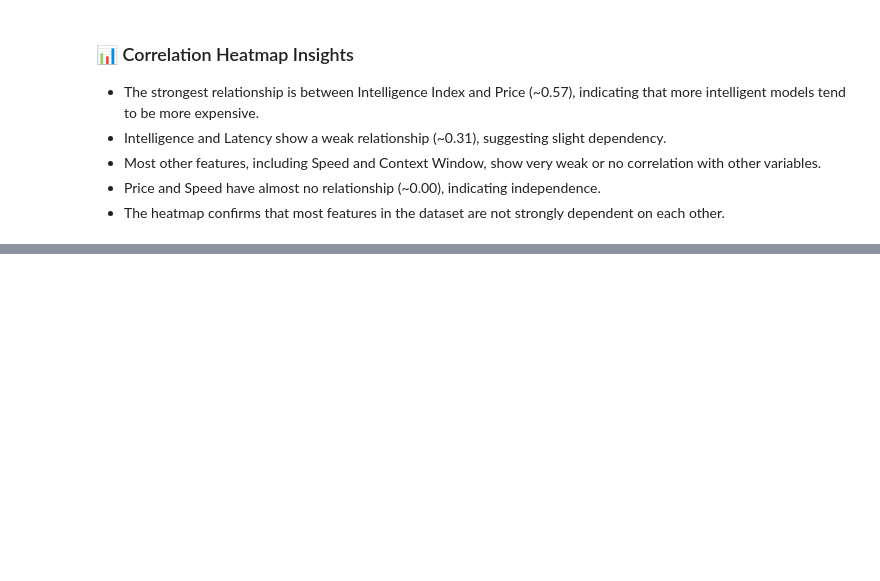
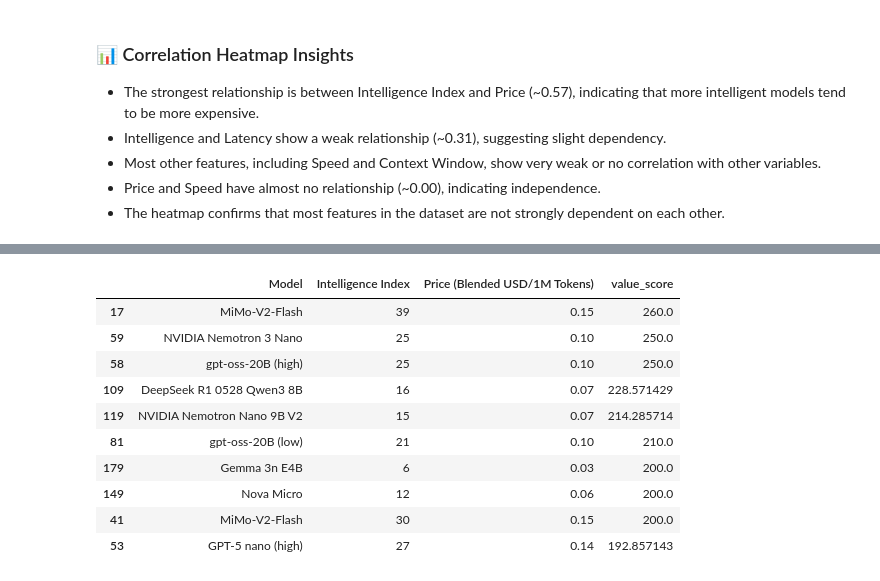
Before and after one commit to M-Codes6/AI-Models-Benchmark-Dataset-2026-latest-, a Jupyter notebook: notebooks/analysis.ipynb, the cells around one changed output, grey strips where cells are left out. Drawn from its saved outputs; the diff is of its cells as text; code cells hidden in the pictures; blank space fills up the shorter version.

```diff
--- a/notebooks/analysis.ipynb
+++ b/notebooks/analysis.ipynb
@@ -409,0 +417,20 @@ plt.show()
+# %%
+df["Price (Blended USD/1M Tokens)"] = df["Price (Blended USD/1M Tokens)"].replace(0, np.nan)
+
+df["value_score"] = df["Intelligence Index"] / df["Price (Blended USD/1M Tokens)"]
+
+df_sorted = df.sort_values(by="value_score", ascending=False)
+
+df_sorted[["Model", "Intelligence Index", "Price (Blended USD/1M Tokens)", "value_score"]].head(10)
+# %% [output]
+|  | Model | Intelligence Index | Price (Blended USD/1M Tokens) | value_score |
+| 17 | MiMo-V2-Flash | 39 | 0.15 | 260.0 |
+| 59 | NVIDIA Nemotron 3 Nano | 25 | 0.10 | 250.0 |
+| 58 | gpt-oss-20B (high) | 25 | 0.10 | 250.0 |
+| 109 | DeepSeek R1 0528 Qwen3 8B | 16 | 0.07 | 228.571429 |
+| 119 | NVIDIA Nemotron Nano 9B V2 | 15 | 0.07 | 214.285714 |
+| 81 | gpt-oss-20B (low) | 21 | 0.10 | 210.0 |
+| 179 | Gemma 3n E4B | 6 | 0.03 | 200.0 |
+| 149 | Nova Micro | 12 | 0.06 | 200.0 |
+| 41 | MiMo-V2-Flash | 30 | 0.15 | 200.0 |
+| 53 | GPT-5 nano (high) | 27 | 0.14 | 192.857143 |
```
Also changed, not shown: parts of 2 cells of this notebook.
